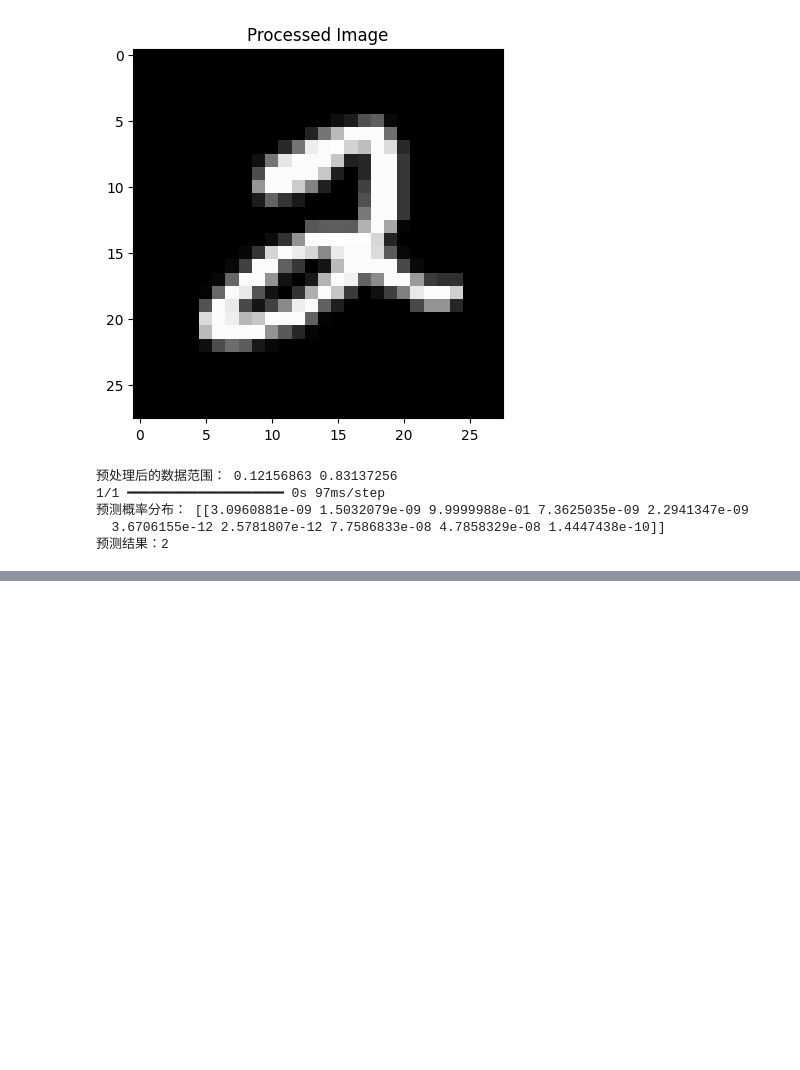
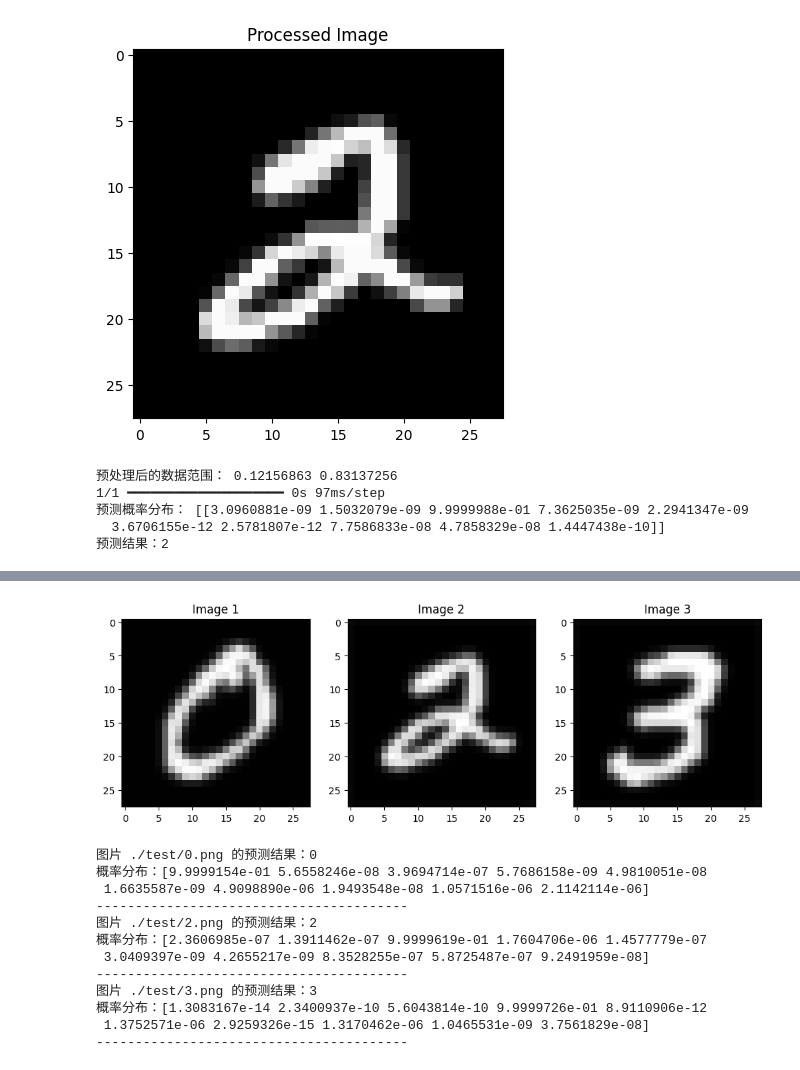
Before and after one commit to lWolvesl/AI-learning, a Jupyter notebook: lab/9_CNN-MNIST.ipynb, the cells around one changed output, grey strips where cells are left out. Cells and saved outputs as stored; diff of their text form; code cells hidden in the pictures; blank space fills up the shorter version.

```diff
--- a/lab/9_CNN-MNIST.ipynb
+++ b/lab/9_CNN-MNIST.ipynb
@@ -143,0 +298,58 @@ WARNING:absl:Compiled the loaded model, but the compiled metrics have yet to be
+# %%
+# 多图片同时预测
+import torch
+from PIL import Image
+import torchvision.transforms as transforms
+import matplotlib.pyplot as plt
+
+# 加载模型
+checkpoint = torch.load('./models/mnist_model_cnn_torch.pth')
+model = checkpoint['model_definition']()
+model.load_state_dict(checkpoint['model_state_dict'])
+model.eval()  # 设置为评估模式
+
+# 图片预处理
+transform = transforms.Compose([
+    transforms.Resize((28, 28)),
+    transforms.Grayscale(),
+    transforms.ToTensor(),
+    transforms.Normalize((0.5,), (0.5,))
+])
+
+# 加载并预处理多个图片
+image_paths = ['./test/0.png', './test/2.png', './test/3.png']  # 添加更多图片路径
+images = [Image.open(path) for path in image_paths]
+processed_images = torch.stack([transform(img) for img in images])  # 将多个图片堆叠成一个批次
+
+# 可视化预处理后的图片
+fig, axes = plt.subplots(1, len(images), figsize=(12, 4))
+for i, img in enumerate(processed_images):
+    axes[i].imshow(img.squeeze(), cmap='gray')
+    axes[i].set_title(f'Image {i+1}')
+plt.show()
+
+# 进行预测
+with torch.no_grad():
+    outputs = model(processed_images)  # 直接传入批次数据
+    probabilities = torch.nn.functional.softmax(outputs, dim=1)
+    predicted_classes = torch.argmax(probabilities, dim=1).numpy()
+
+# 打印预测结果
+for i, (path, pred, prob) in enumerate(zip(image_paths, predicted_classes, probabilities)):
+    print(f"图片 {path} 的预测结果：{pred}")
+    print(f"概率分布：{prob.numpy()}")
+    print("-" * 40)
+# %% [output]
+[figure, added]
+图片 ./test/0.png 的预测结果：0
+概率分布：[9.9999154e-01 5.6558246e-08 3.9694714e-07 5.7686158e-09 4.9810051e-08
+ 1.6635587e-09 4.9098890e-06 1.9493548e-08 1.0571516e-06 2.1142114e-06]
+----------------------------------------
+图片 ./test/2.png 的预测结果：2
+概率分布：[2.3606985e-07 1.3911462e-07 9.9999619e-01 1.7604706e-06 1.4577779e-07
+ 3.0409397e-09 4.2655217e-09 8.3528255e-07 5.8725487e-07 9.2491959e-08]
+----------------------------------------
+图片 ./test/3.png 的预测结果：3
+概率分布：[1.3083167e-14 2.3400937e-10 5.6043814e-10 9.9999726e-01 8.9110906e-12
+ 1.3752571e-06 2.9259326e-15 1.3170462e-06 1.0465531e-09 3.7561829e-08]
+----------------------------------------
```
Also changed, not shown: parts of 4 cells of this notebook, 1 other file.
